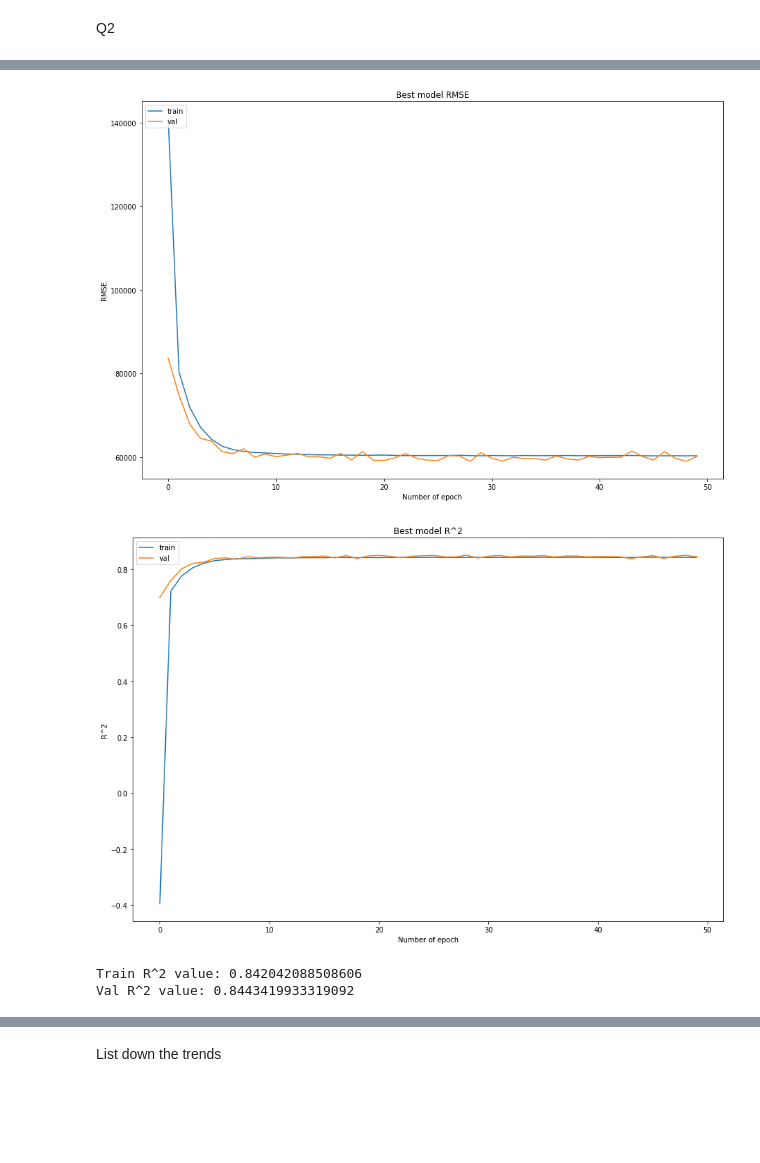
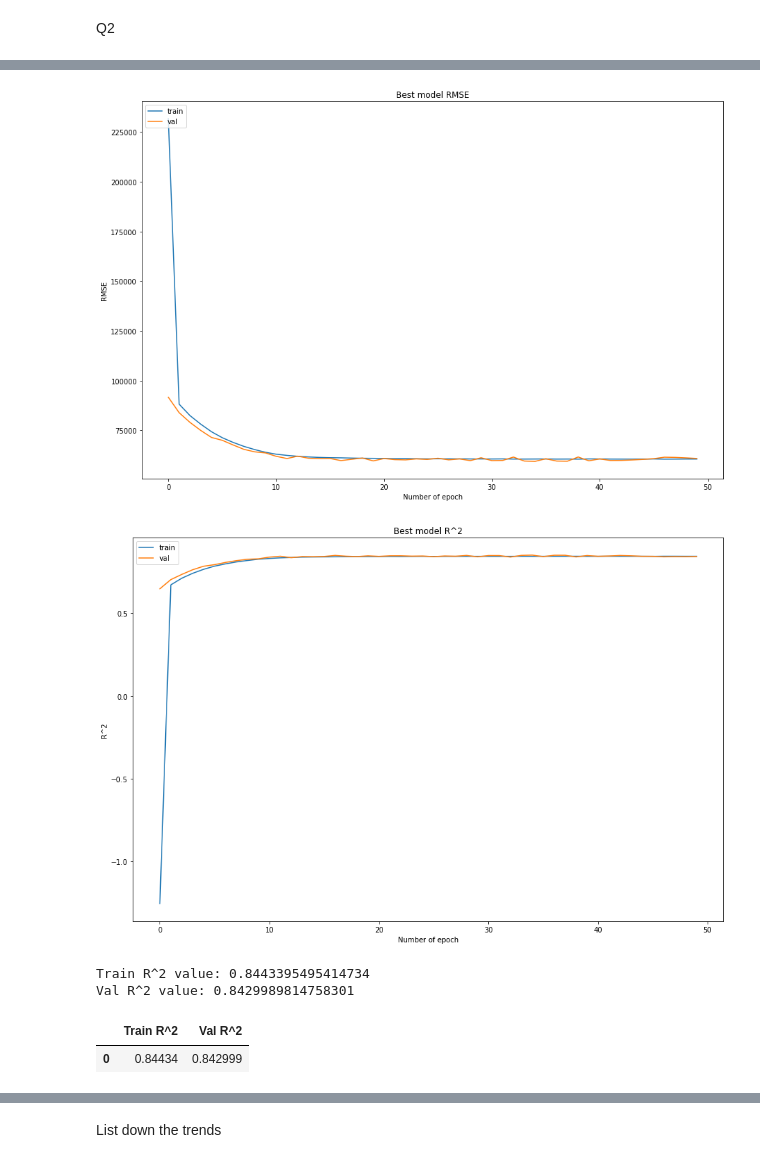
Before and after one commit to GxTeo/Prediction-of-HDB-Housing-Prices-with-Neural-Networks-, a Jupyter notebook: Assignment/start_1b.ipynb, the cells around one changed output, grey strips where cells are left out. Saved outputs shown, nothing was run; the diff lists cells and outputs as text; code cells hidden in the pictures; blank space fills up the shorter version.

```diff
--- a/Assignment/start_1b.ipynb
+++ b/Assignment/start_1b.ipynb
@@ -332,8 +330,8 @@ global Q2_val_ds
 Q2_train_ds = dataframe_to_dataset(Q2_train_dataframe)
 Q2_val_ds = dataframe_to_dataset(Q2_validation_dataframe)
 
-Q2_train_ds = Q2_train_ds.batch(128)
-Q2_val_ds = Q2_val_ds.batch(128)
+Q2_train_ds = Q2_train_ds.batch(256)
+Q2_val_ds = Q2_val_ds.batch(256)
 # %%
 from math import floor
 # %%
@@ -407,7 +405,7 @@ def build_model(hp):
     hidden_layer = layers.Dense(units=hidden_units, activation ="linear")(Q2_all_features)
     Q2_output = layers.Dense(1, activation="linear")(hidden_layer)
     Q2_model = keras.Model(all_inputs, Q2_output)
-    Q2_model.compile(optimizer=Q2_optimizer, loss= root_mean_squared_error,metrics=[r2])
+    Q2_model.compile(optimizer=Q2_optimizer, loss= "mse",metrics=[r2])
 
     return Q2_model
 # %%
@@ -434,6 +436,6 @@ Q2_best_model_history = {}
 Q2_best_model = build_model(best_hyperparameters)
 
 # Train on the non-test split ( 2020 and before hence using train_ds instead of Q2_train_ds)
-Q2_best_model_history["best_model"] = Q2_best_model.fit(train_ds, epochs=50, validation_data = Q2_val_ds, verbose=2, batch_size=batch_size)
+Q2_best_model_history["best_model"] = Q2_best_model.fit(train_ds, epochs=50, validation_data = Q2_val_ds, verbose=0)
 # %% [output]
 Epoch 1/50
@@ -456,21 +458,27 @@ Epoch 50/50
+# %%
+def square_roots(l):
+    result = [sqrt(i) for i in l]
+    return result
 # %%
 import matplotlib.pyplot as plt
 plt_1 = plt.figure(figsize=(15, 10))
-plt.plot(Q2_best_model_history['best_model'].history['loss'])
-plt.plot(Q2_best_model_history['best_model'].history['val_loss'])
+# Plot
+plt.plot(square_roots(Q2_best_model_history['best_model'].history['loss'][0:]))
+plt.plot(square_roots(Q2_best_model_history['best_model'].history['val_loss'][0:]))
 plt.title('Best model RMSE')
 plt.ylabel('RMSE')
 plt.xlabel('Number of epoch')
 plt.legend(['train', 'val'], loc='upper left')
 #plt.savefig('figures/1a_accuracy.png')
 plt.show()
 # %% [output]
-[figure, old version]
+[figure, new version]
 # %%
 import matplotlib.pyplot as plt
 plt_1 = plt.figure(figsize=(15, 10))
-plt.plot(Q2_best_model_history['best_model'].history['r2'])
-plt.plot(Q2_best_model_history['best_model'].history['val_r2'])
+# Plot from the 6th epoch
+plt.plot(Q2_best_model_history['best_model'].history['r2'][0:])
+plt.plot(Q2_best_model_history['best_model'].history['val_r2'][0:])
 plt.title('Best model R^2')
 plt.ylabel('R^2')
 plt.xlabel('Number of epoch')
@@ -478,11 +486,20 @@ plt.legend(['train', 'val'], loc='upper left')
 #plt.savefig('figures/1a_accuracy.png')
 plt.show()
 # %% [output]
-[figure, old version]
+[figure, new version]
 # %%
 print("Train R^2 value: {}".format(Q2_best_model_history["best_model"].history["r2"][-1]))
 print("Val R^2 value: {}".format(Q2_best_model_history["best_model"].history["val_r2"][-1]))
+
+#Change it into a table
+data = {"Train R^2": [Q2_best_model_history["best_model"].history["r2"][-1]],
+        "Val R^2": [Q2_best_model_history["best_model"].history["val_r2"][-1]]}
+
+R2_df = pd.DataFrame.from_dict(data)
+R2_df
 # %% [output]
-Train R^2 value: 0.842042088508606
-Val R^2 value: 0.8443419933319092
+Train R^2 value: 0.8443395495414734
+Val R^2 value: 0.8429989814758301
+|  | Train R^2 | Val R^2 |
+| 0 | 0.84434 | 0.842999 |
 # %%
```
Also changed, not shown: parts of 38 cells of this notebook, 1 other file.
